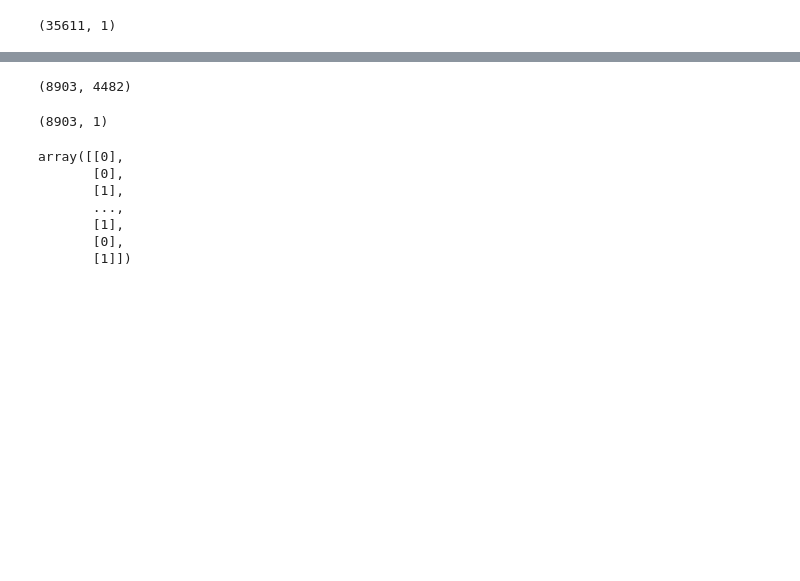
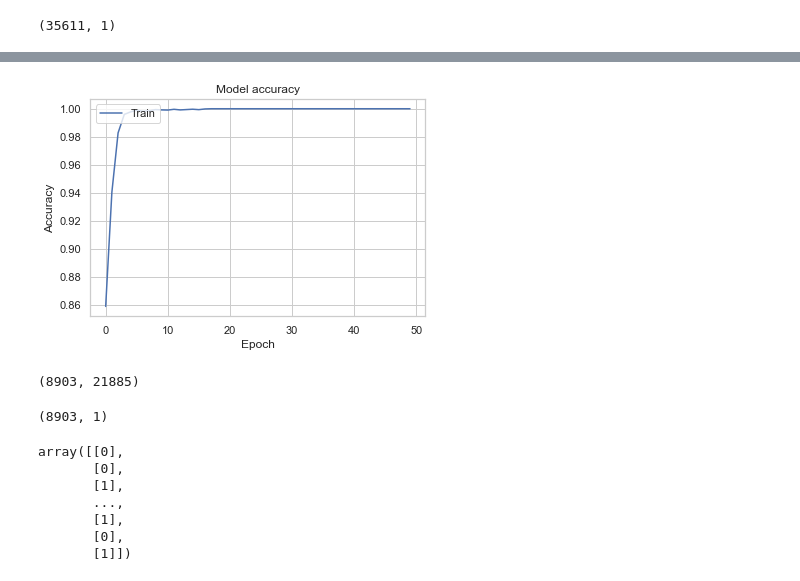
Before and after one commit to hgf777-br/trabalho-final---PLN, a Jupyter notebook: TrabalhoFinal_NLP.ipynb, the cells around one changed output, grey strips where cells are left out. Cells and saved outputs as stored; diff of their text form; code cells hidden in the pictures; blank space fills up the shorter version.

```diff
--- a/TrabalhoFinal_NLP.ipynb
+++ b/TrabalhoFinal_NLP.ipynb
@@ -925,7 +936,7 @@ encoded_docs.shape
 (44514, 118880)
 # %%
 # vetorização em unigramas + Bigramas com CountVectorizer e sem stopwords
-vect = CountVectorizer(ngram_range=(1,1), stop_words=stops, min_df=100, max_df=0.95)
+vect = CountVectorizer(ngram_range=(1,1), stop_words=stops, min_df=10, max_df=0.95)
 #vect = CountVectorizer(ngram_range=(1,1), stop_words=stops)
 # utilizando a base completa sem ajustes
 vect.fit(df_treino_mlp.pre)
@@ -971,4 +994,5 @@ None
 # %%
+%%time
 #Processo de treinamento com 80% dos dados
-history  = model.fit(X, y, epochs=10, batch_size=10)
+history  = model.fit(X, y, epochs=50, batch_size=10)
 # %% [output]
@@ -995,9 +1016,18 @@ Epoch 10/10
+# %%
+plt.plot(history.history['accuracy'])
+plt.title('Model accuracy')
+plt.ylabel('Accuracy')
+plt.xlabel('Epoch')
+plt.legend(['Train', 'Test'], loc='upper left')
+plt.show()
+# %% [output]
+[figure, added]
 # %%
 vect_teste = vect.transform(df_teste_mlp.pre)
 X_teste = vect_teste.toarray()
 X_teste.shape
 # %% [output]
-(8903, 4482)
+(8903, 21885)
 # %%
 y_teste = df_teste_mlp.target.values.reshape(-1,1)
 y_teste.shape
```
Also changed, not shown: parts of 9 cells of this notebook, 1 other file.
